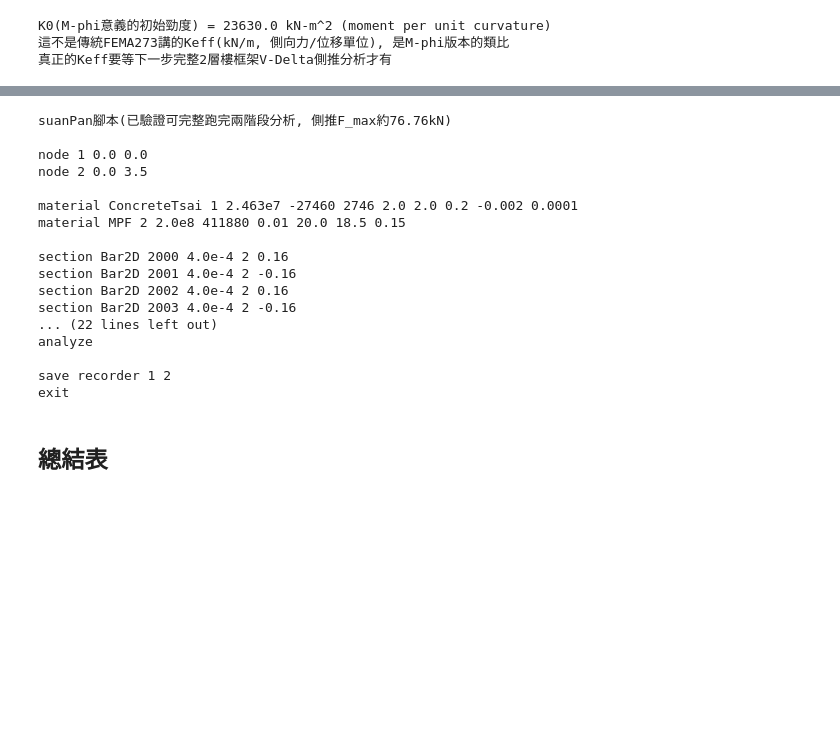
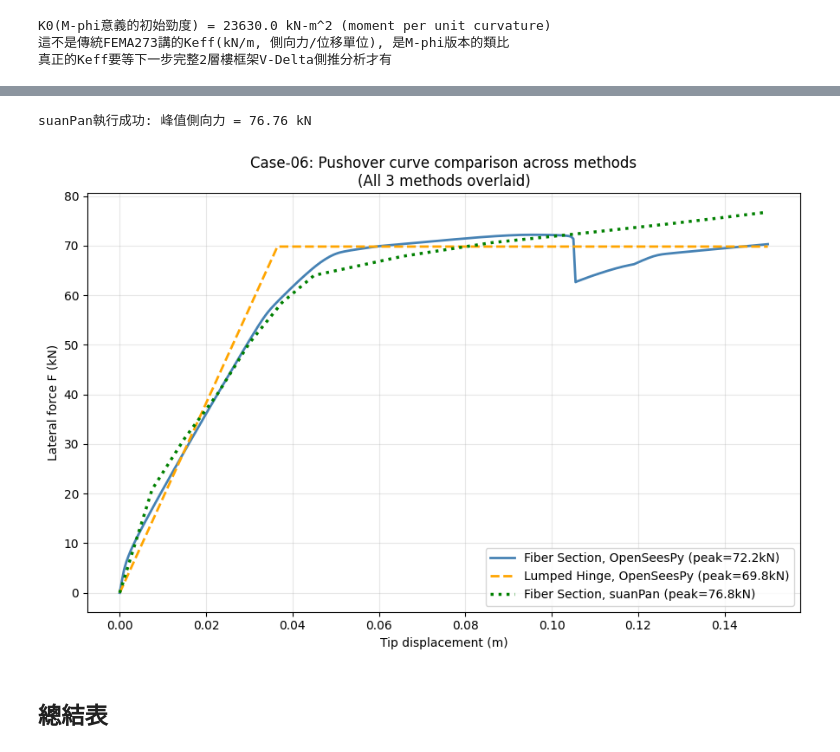
Before and after one commit to zhixiu0223/taiwan-seismic-code-calc, a Jupyter notebook: notebooks/case06_fiber_pm_interaction.ipynb, the cells around one changed output, grey strips where cells are left out. Saved outputs shown, nothing was run; the diff lists cells and outputs as text; code cells hidden in the pictures; blank space fills up the shorter version.

```diff
--- a/notebooks/case06_fiber_pm_interaction.ipynb
+++ b/notebooks/case06_fiber_pm_interaction.ipynb
@@ -688,8 +701,19 @@ Colab 也能裝,同樣的下載指令,只是每次開新 session 都要重新下
 # %%
-# 這一格是選用內容, 不放進主線CI, 想跑的人自己下載suanPan執行檔跑
-suanpan_script = '''
-node 1 0.0 0.0
-node 2 0.0 3.5
+import subprocess, os
+
+suanpan_ok = False
+suanpan_dir = '/content/suanpan_bin' if os.path.exists('/content') else '/tmp/suanpan_bin'
+
+try:
+    if not os.path.exists(f'{suanpan_dir}/bin/suanPan'):
+        os.makedirs(suanpan_dir, exist_ok=True)
+        subprocess.run(['curl','-sL',
+            'https://github.com/TLCFEM/suanPan/releases/download/suanPan-v4.1.1/suanPan-linux-amd64-openblas-avx.tar.gz',
+            '-o','/tmp/suanpan.tar.gz'], check=True, timeout=60)
+        subprocess.run(['tar','-xzf','/tmp/suanpan.tar.gz','-C',suanpan_dir], check=True)
+
+    suanpan_script = f"""node 1 0.0 0.0
+node 2 0.0 {L}
 
 material ConcreteTsai 1 2.463e7 -27460 2746 2.0 2.0 0.2 -0.002 0.0001
 material MPF 2 2.0e8 411880 0.01 20.0 18.5 0.15
@@ -724,27 +748,46 @@ analyze
 
 save recorder 1 2
 exit
-'''
-print("suanPan腳本(已驗證可完整跑完兩階段分析, 側推F_max約76.76kN)")
-print(suanpan_script)
+"""
+    with open('/tmp/case06_suanpan.supan', 'w') as f:
+        f.write(suanpan_script)
+
+    env = dict(os.environ, LD_LIBRARY_PATH=f'{suanpan_dir}/lib')
+    result = subprocess.run([f'{suanpan_dir}/bin/suanPan', '-f', '/tmp/case06_suanpan.supan'],
+                             cwd='/tmp', env=env, capture_output=True, timeout=60)
+
+    disp_suanpan = np.loadtxt('/tmp/R1-U12.txt')[:,1]
+    force_suanpan = np.loadtxt('/tmp/R2-RF12.txt')[:,1]   # 實測不需要取負號(跟參考腳本的模型設定不同)
+    suanpan_ok = True
+    print(f"suanPan執行成功: 峰值側向力 = {force_suanpan.max():.2f} kN")
+except Exception as e:
+    print(f"suanPan這次沒有跑成功({type(e).__name__}), 優雅跳過, 不影響主線結論")
+    print(f"錯誤訊息: {e}")
 # %% [output]
-suanPan腳本(已驗證可完整跑完兩階段分析, 側推F_max約76.76kN)
-
-node 1 0.0 0.0
-node 2 0.0 3.5
-
-material ConcreteTsai 1 2.463e7 -27460 2746 2.0 2.0 0.2 -0.002 0.0001
-material MPF 2 2.0e8 411880 0.01 20.0 18.5 0.15
-
-section Bar2D 2000 4.0e-4 2 0.16
-section Bar2D 2001 4.0e-4 2 -0.16
-section Bar2D 2002 4.0e-4 2 0.16
-section Bar2D 2003 4.0e-4 2 -0.16
-... (22 lines left out)
-analyze
-
-save recorder 1 2
-exit
+suanPan執行成功: 峰值側向力 = 76.76 kN
+# %%
+fig, ax = plt.subplots(figsize=(9,6))
+ax.plot(disp_fiber_curve, F_fiber_full, '-', color='steelblue', lw=2,
+        label=f'Fiber Section, OpenSeesPy (peak={F_fiber_full.max():.1f}kN)')
+ax.plot(disp_lump_curve, F_lump_full, '--', color='orange', lw=2,
+        label=f'Lumped Hinge, OpenSeesPy (peak={F_lump_full.max():.1f}kN)')
+
+if suanpan_ok:
+    ax.plot(disp_suanpan, force_suanpan, ':', color='green', lw=2.5,
+            label=f'Fiber Section, suanPan (peak={force_suanpan.max():.1f}kN)')
+    title_note = 'All 3 methods overlaid'
+else:
+    title_note = 'suanPan not available this run, showing OpenSeesPy only'
+
+ax.set_xlabel('Tip displacement (m)')
+ax.set_ylabel('Lateral force F (kN)')
+ax.set_title(f'Case-06: Pushover curve comparison across methods\n({title_note})')
+ax.legend()
+ax.grid(True, alpha=0.3)
+plt.tight_layout()
+plt.show()
+# %% [output]
+[figure, added]
 # %% [markdown]
 ## 總結表
 # %%
```
Also changed, not shown: parts of 9 cells of this notebook.
